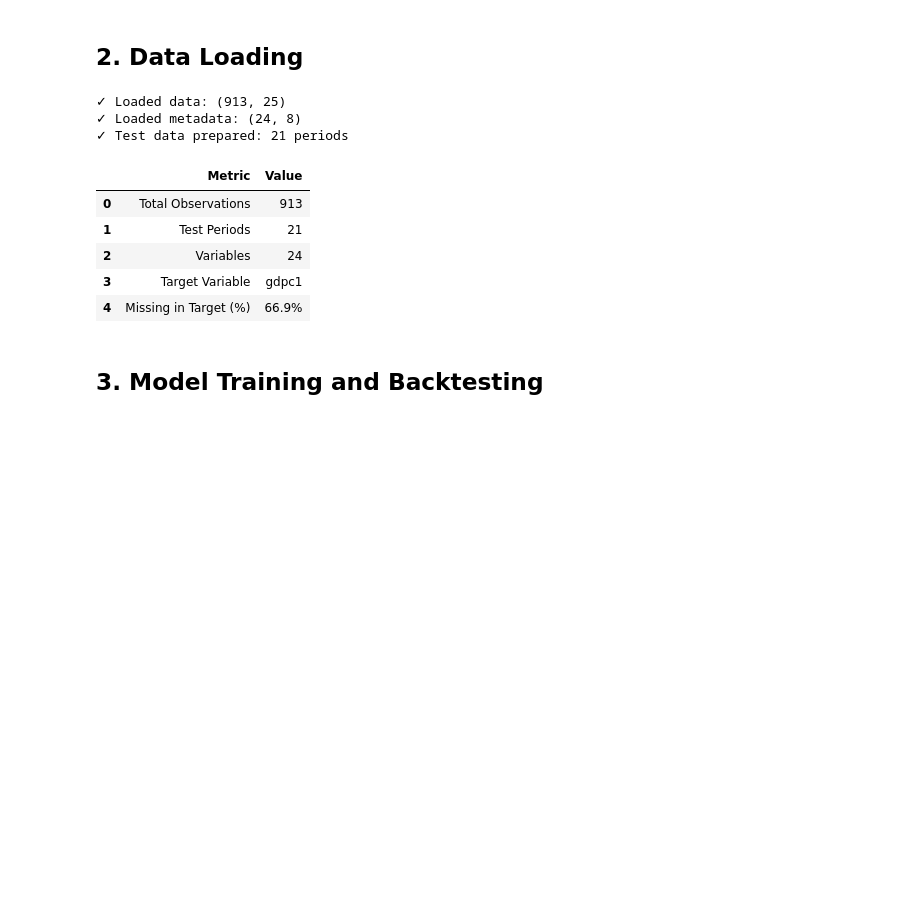
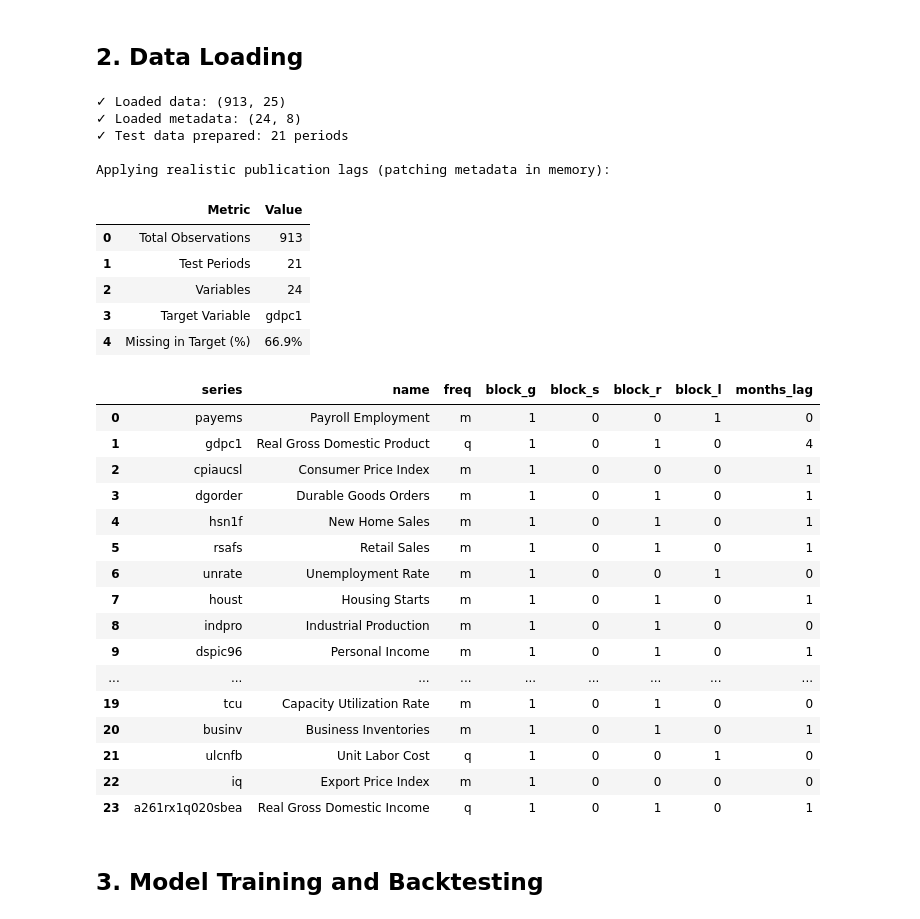
Before and after one commit to SermetPekin/nowcasting_benchmark, a Jupyter notebook: methodologies_v2/py_ols_framework.ipynb, the cells around one changed output. Saved outputs shown, nothing was run; the diff lists cells and outputs as text; code cells hidden in the pictures; blank space fills up the shorter version.

```diff
--- a/methodologies_v2/py_ols_framework.ipynb
+++ b/methodologies_v2/py_ols_framework.ipynb
@@ -55,18 +55,53 @@ n_ensemble          : 1
 data_manager = DataManager(config)
 data_manager.load_data().prepare_test_data()
 
+REAL_LAG = 1
+
+# Apply realistic lags (In-Memory Patch)
+# We force a 1-month lag on key indicators that were set to 0 (e.g. Employment, Ind. Production)
+# This prevents the model from "peeking" at data that wouldn't be released yet on the 1st of the month.
+print("\nApplying realistic publication lags (patching metadata in memory):")
+realistic_lag_vars = ['payems', 'indpro', 'unrate', 'permit', 'tcu', 'ir', 'cpilfesl', 'iq']
+for var in realistic_lag_vars:
+    mask = data_manager.metadata.series == var
+    if mask.any():
+        #data_manager.metadata.loc[mask, 'months_lag'] = REAL_LAG
+        #print(f"  -> Set {var} lag to {REAL_LAG} month")
+        ...
 # Display data summary
 data_manager.summary()
 # %% [output]
 ✓ Loaded data: (913, 25)
 ✓ Loaded metadata: (24, 8)
 ✓ Test data prepared: 21 periods
+
+Applying realistic publication lags (patching metadata in memory):
 |  | Metric | Value |
 | 0 | Total Observations | 913 |
 | 1 | Test Periods | 21 |
 | 2 | Variables | 24 |
 | 3 | Target Variable | gdpc1 |
 | 4 | Missing in Target (%) | 66.9% |
+# %%
+data_manager.metadata
+# %% [output]
+|  | series | name | freq | block_g | block_s | block_r | block_l | months_lag |
+| 0 | payems | Payroll Employment | m | 1 | 0 | 0 | 1 | 0 |
+| 1 | gdpc1 | Real Gross Domestic Product | q | 1 | 0 | 1 | 0 | 4 |
+| 2 | cpiaucsl | Consumer Price Index | m | 1 | 0 | 0 | 0 | 1 |
+| 3 | dgorder | Durable Goods Orders | m | 1 | 0 | 1 | 0 | 1 |
+| 4 | hsn1f | New Home Sales | m | 1 | 0 | 1 | 0 | 1 |
+| 5 | rsafs | Retail Sales | m | 1 | 0 | 1 | 0 | 1 |
+| 6 | unrate | Unemployment Rate | m | 1 | 0 | 0 | 1 | 0 |
+| 7 | houst | Housing Starts | m | 1 | 0 | 1 | 0 | 1 |
+| 8 | indpro | Industrial Production | m | 1 | 0 | 1 | 0 | 0 |
+| 9 | dspic96 | Personal Income | m | 1 | 0 | 1 | 0 | 1 |
+| ... | ... | ... | ... | ... | ... | ... | ... | ... |
+| 19 | tcu | Capacity Utilization Rate | m | 1 | 0 | 1 | 0 | 0 |
+| 20 | businv | Business Inventories | m | 1 | 0 | 1 | 0 | 1 |
+| 21 | ulcnfb | Unit Labor Cost | q | 1 | 0 | 0 | 1 | 0 |
+| 22 | iq | Export Price Index | m | 1 | 0 | 0 | 0 | 0 |
+| 23 | a261rx1q020sbea | Real Gross Domestic Income | q | 1 | 0 | 1 | 0 | 1 |
 # %% [markdown]
 ## 3. Model Training and Backtesting
 # %%
```
Also changed, not shown: 10 other files.
